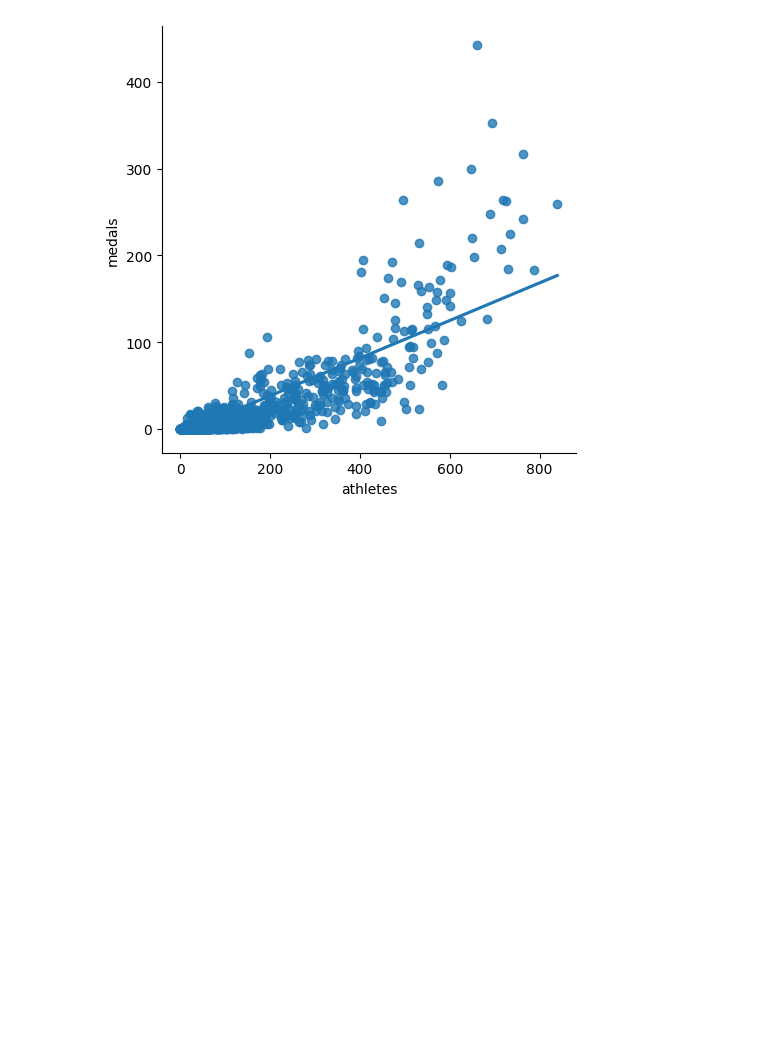
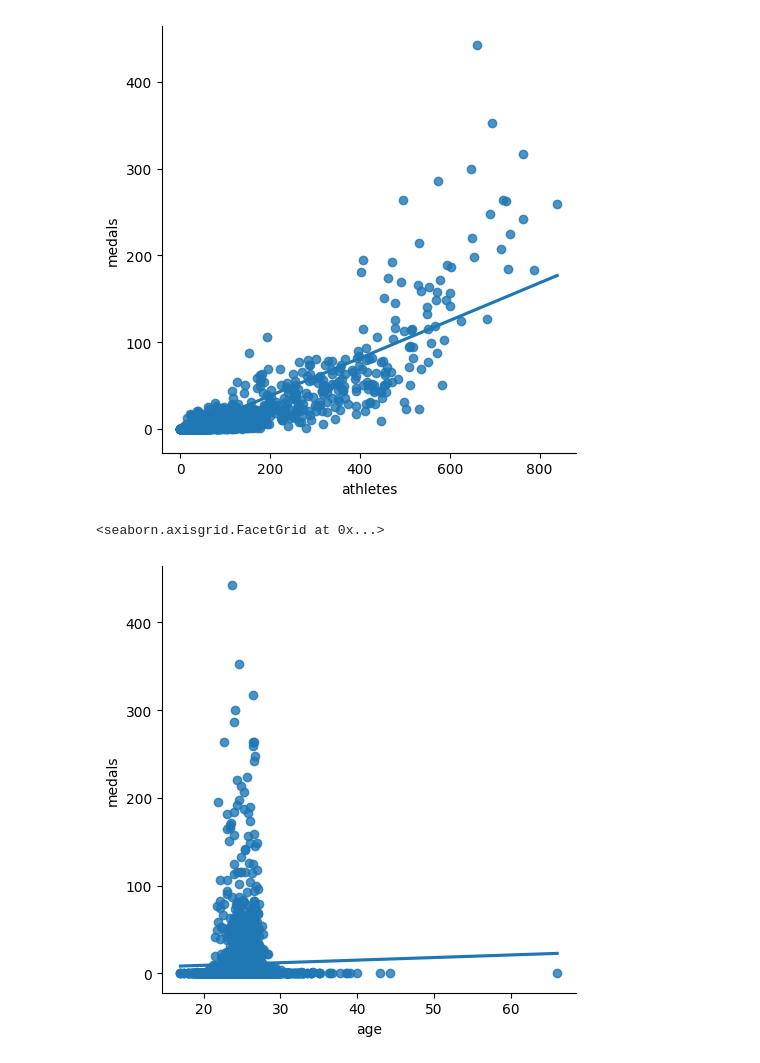
Before and after one commit to Beelzebuddie/olympic_medals_pred, a Jupyter notebook: machine_learning.ipynb, the cells around one changed output. Saved outputs shown, nothing was run; the diff lists cells and outputs as text; code cells hidden in the pictures; blank space fills up the shorter version.

```diff
--- a/machine_learning.ipynb
+++ b/machine_learning.ipynb
@@ -41,3 +42,8 @@ sns.lmplot(x="athletes", y="medals", data=teams, fit_reg=True, ci=None)
 # %% [output]
 <seaborn.axisgrid.FacetGrid at 0x...>
 [figure]
+# %%
+sns.lmplot(x="age", y="medals", data=teams, fit_reg=True, ci=None) # this is a regression plot showing a linear relationship between age and number of medals
+# %% [output]
+<seaborn.axisgrid.FacetGrid at 0x...>
+[figure, added]
```
Also changed, not shown: parts of 24 cells of this notebook.
